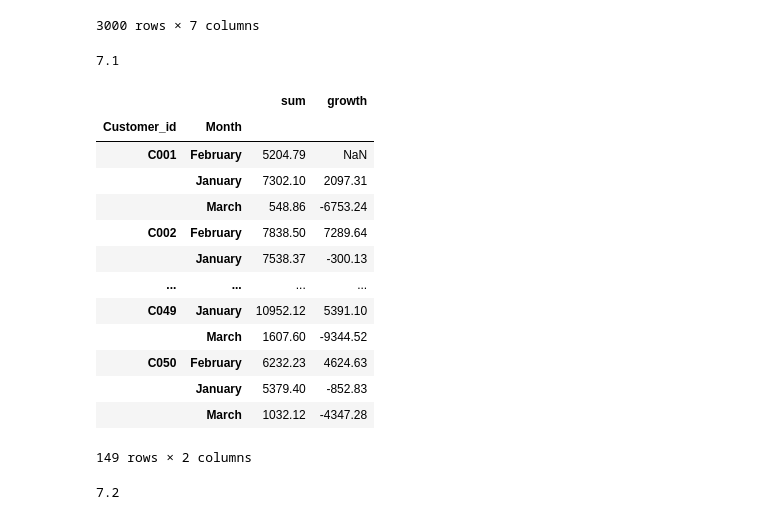
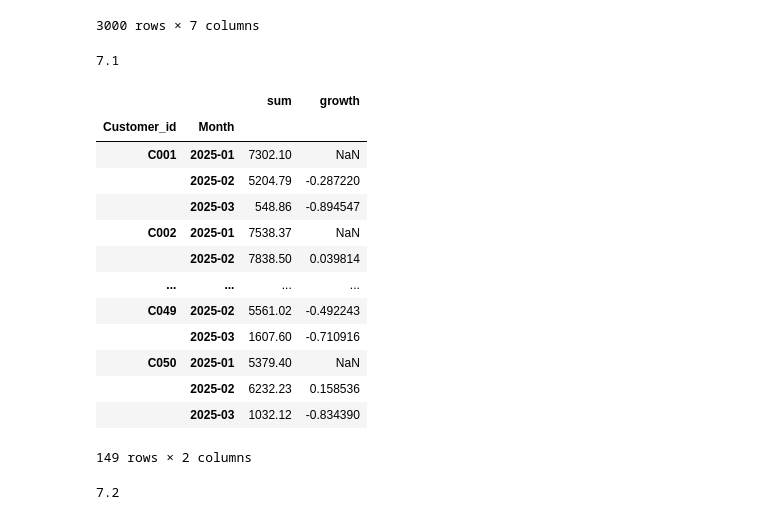
Before and after one commit to slefrovaandrea/python-for-data-science, a Jupyter notebook: assignment4.ipynb, the cells around one changed output. Drawn from its saved outputs; the diff is of its cells as text; code cells hidden in the pictures.

```diff
--- a/assignment4.ipynb
+++ b/assignment4.ipynb
@@ -668,7 +668,7 @@ dfmerged
 # %%
 print("4.2")
 dfmerged['3_purchase_rolling_average']=dfmerged.groupby('Customer_id')['Price'].rolling(3).mean().reset_index(level=0,drop=True) #groups dataframe by cuctomer id, selects only column price, creates rolling window of 3 rows within each customer group calculates mean and resets the rolling window on nw customer id
-dfmerged['diff']=dfmerged['Price'] - dfmerged['Price'].shift(1) # makes a new column with the difference
+dfmerged['diff']=dfmerged['Price'] - dfmerged.groupby('Customer_id')['Price'].shift(1) # makes a new column with the difference
 dfmerged
 # %% [output]
 4.2
@@ -774,24 +774,27 @@ dfmerged
 3000 rows × 7 columns
 # %%
 print("7.1")
+dfmerged.reset_index(inplace=True)
+dfmerged['Month'] = dfmerged['Timestamp'].dt.to_period('M')# Creates monthly period column
+dfmerged = dfmerged.sort_values(['Customer_id', 'Month'])
 monthlyrev=dfmerged.groupby(['Customer_id','Month']).agg(sum =('Price', 'sum')) #same as we did with month and city
-monthlyrev['growth']=monthlyrev['sum']-monthlyrev['sum'].shift(1) #calculates the difference of monthly revenue and previous monthly revenue for each customer
+monthlyrev['growth']=(monthlyrev['sum']-monthlyrev.groupby('Customer_id')['sum'].shift(1))/monthlyrev.groupby('Customer_id')['sum'].shift(1) #calculates the difference of monthly revenue and previous monthly revenue for each customer
 monthlyrev
 # %% [output]
 7.1
 |  |  | sum | growth |
 | Customer_id | Month |  |  |
-| C001 | February | 5204.79 | NaN |
-|  | January | 7302.10 | 2097.31 |
-|  | March | 548.86 | -6753.24 |
-| C002 | February | 7838.50 | 7289.64 |
-|  | January | 7538.37 | -300.13 |
+| C001 | 2025-01 | 7302.10 | NaN |
+|  | 2025-02 | 5204.79 | -0.287220 |
+|  | 2025-03 | 548.86 | -0.894547 |
+| C002 | 2025-01 | 7538.37 | NaN |
+|  | 2025-02 | 7838.50 | 0.039814 |
 | ... | ... | ... | ... |
-| C049 | January | 10952.12 | 5391.10 |
-|  | March | 1607.60 | -9344.52 |
-| C050 | February | 6232.23 | 4624.63 |
-|  | January | 5379.40 | -852.83 |
-|  | March | 1032.12 | -4347.28 |
+| C049 | 2025-02 | 5561.02 | -0.492243 |
+|  | 2025-03 | 1607.60 | -0.710916 |
+| C050 | 2025-01 | 5379.40 | NaN |
+|  | 2025-02 | 6232.23 | 0.158536 |
+|  | 2025-03 | 1032.12 | -0.834390 |
 149 rows × 2 columns
 # %%
 print("7.2")
```
Also changed, not shown: parts of 4 cells of this notebook.
